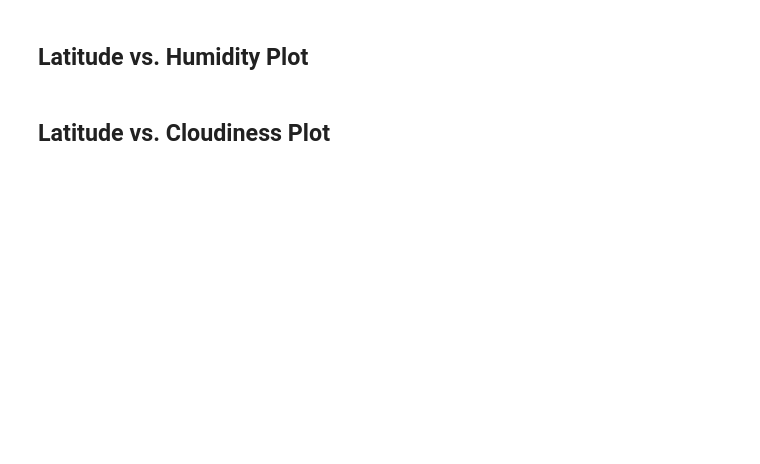
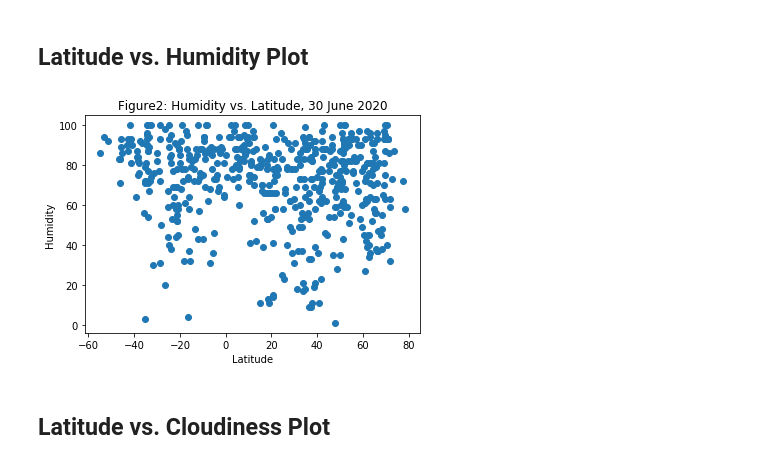
Before and after one commit to markwsutton/API-Challenge, a Jupyter notebook: WeatherPy.ipynb, the cells around one changed output. Drawn from its saved outputs; the diff is of its cells as text; code cells hidden in the pictures; blank space fills up the shorter version.

```diff
--- a/WeatherPy.ipynb
+++ b/WeatherPy.ipynb
@@ -199,4 +238,25 @@ pd.read_csv('output_data/weather_data.csv')
 # %% [markdown]
 ## Latitude vs. Humidity Plot
+# %%
+# set x and y values
+x_values = opened_df['lat']
+y_values = opened_df['humidity']
+
+# create scatter plot
+plt.scatter(x_values, y_values)
+
+# Label plot
+plt.xlabel('Latitude')
+plt.ylabel('Humidity')
+
+plt.title(label="Figure2: Humidity vs. Latitude, 30 June 2020")
+
+#Save as png
+plt.savefig('Images/Figure2.png')
+
+# Show plot
+plt.show()
+# %% [output]
+[figure, added]
 # %% [markdown]
 ## Latitude vs. Cloudiness Plot
```
Also changed, not shown: parts of 8 cells of this notebook.
